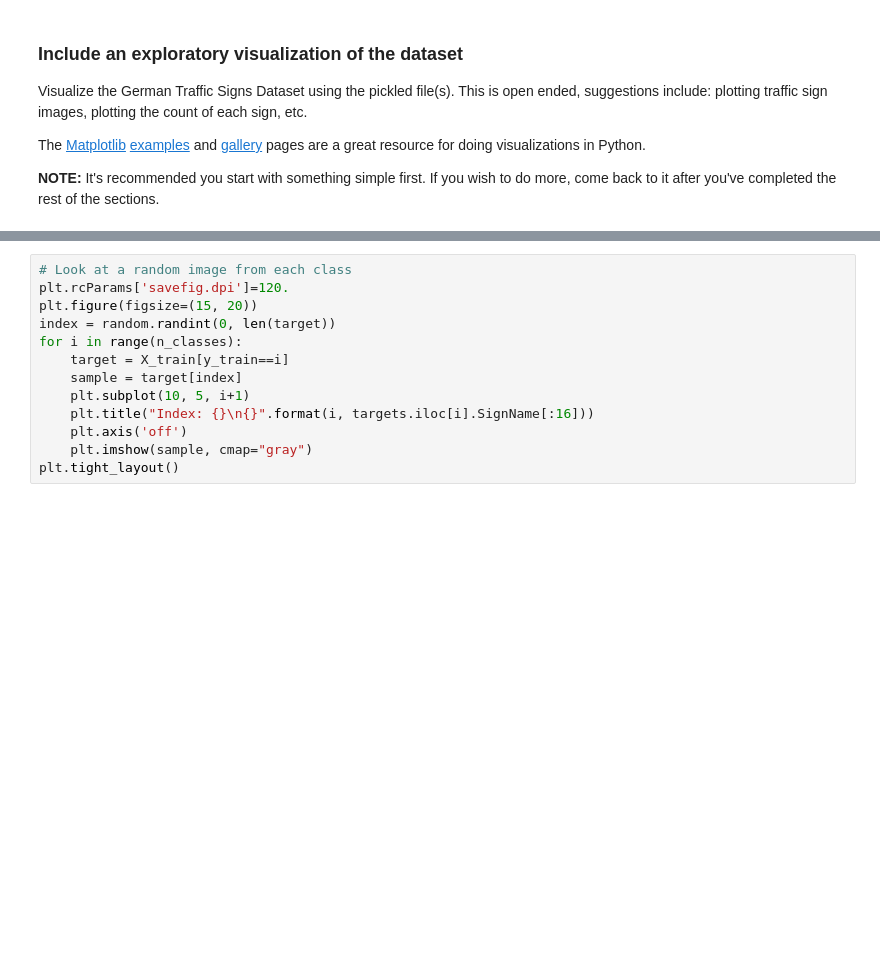
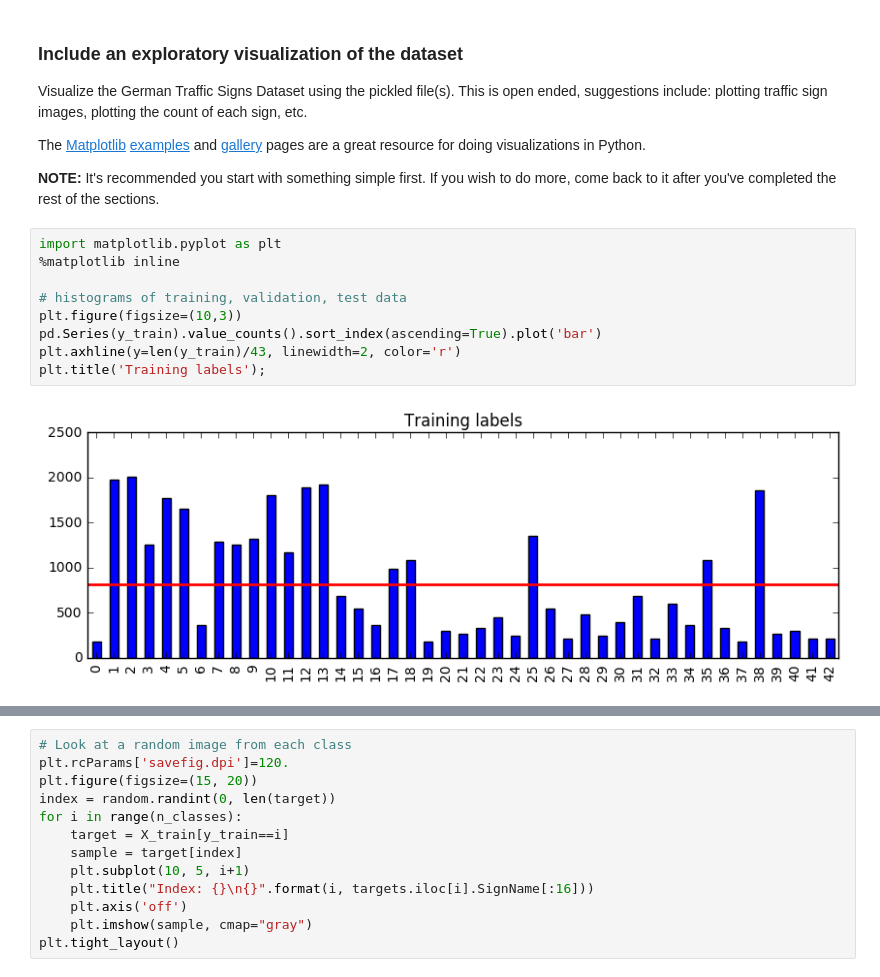
Before and after one commit to kcbighuge/CarND-Traffic-Sign-Classifier-Project-P2, a Jupyter notebook: Traffic_Sign_Classifier_v1.ipynb, the cells around one changed output, grey strips where cells are left out. Saved outputs shown, nothing was run; the diff lists cells and outputs as text; blank space fills up the shorter version.

Commit message:
add histograms of labels

```diff
--- a/Traffic_Sign_Classifier_v1.ipynb
+++ b/Traffic_Sign_Classifier_v1.ipynb
@@ -126,3 +126,14 @@ Visualize the German Traffic Signs Dataset using the pickled file(s). This is op
 The [Matplotlib](http://matplotlib.org/) [examples](http://matplotlib.org/examples/index.html) and [gallery](http://matplotlib.org/gallery.html) pages are a great resource for doing visualizations in Python.
 
 **NOTE:** It's recommended you start with something simple first. If you wish to do more, come back to it after you've completed the rest of the sections.
+# %%
+import matplotlib.pyplot as plt
+%matplotlib inline
+
+# histograms of training, validation, test data
+plt.figure(figsize=(10,3))
+pd.Series(y_train).value_counts().sort_index(ascending=True).plot('bar')
+plt.axhline(y=len(y_train)/43, linewidth=2, color='r')
+plt.title('Training labels');
+# %% [output]
+[figure, added]
```
Also changed, not shown: parts of 7 cells of this notebook.
